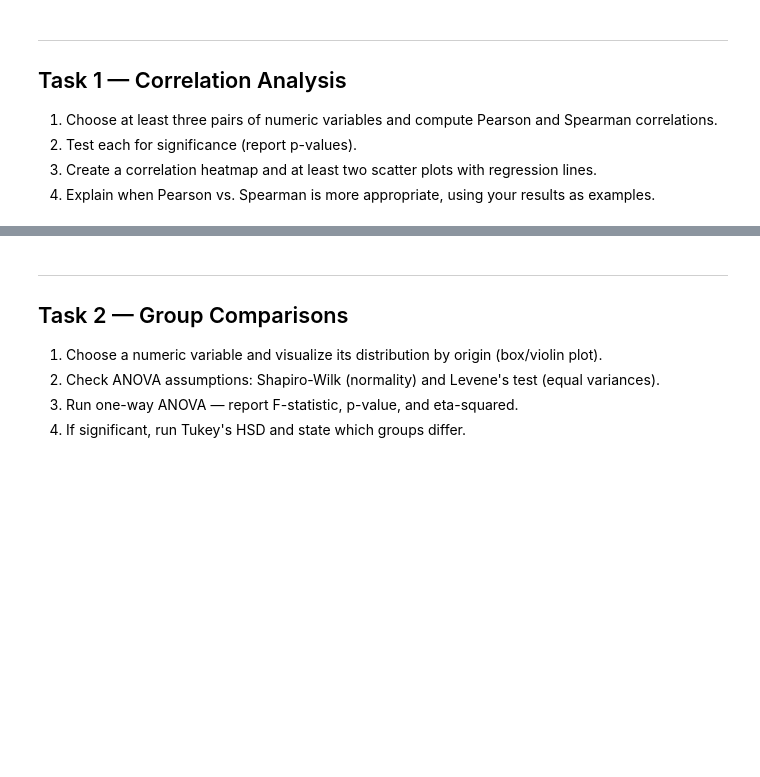
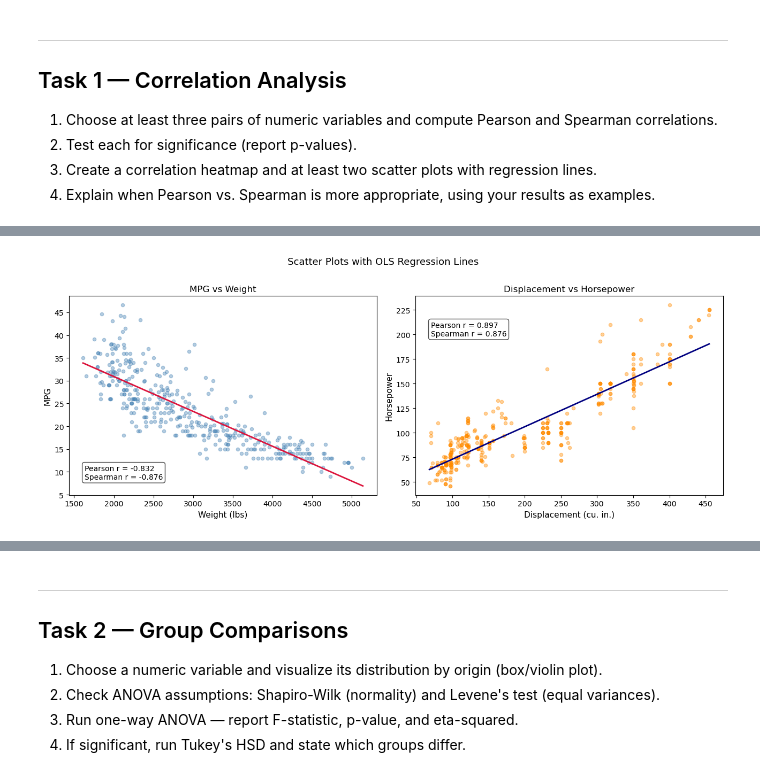
Before and after one commit to Data-AI-IDDA/m3-13-assessment, a Jupyter notebook: m3-13-assessment.ipynb, the cells around one changed output, grey strips where cells are left out. Saved outputs shown, nothing was run; the diff lists cells and outputs as text; code cells hidden in the pictures; blank space fills up the shorter version.

```diff
--- a/m3-13-assessment.ipynb
+++ b/m3-13-assessment.ipynb
@@ -45,0 +104,44 @@ Your answer here…
+# %%
+# Scatter plots with regression lines
+
+fig, axes = plt.subplots(1, 2, figsize=(13, 5))
+
+# --- Plot 1: mpg vs weight ---
+pr1, _ = stats.pearsonr(mpg["mpg"], mpg["weight"])
+sr1, _ = stats.spearmanr(mpg["mpg"], mpg["weight"])
+
+axes[0].scatter(mpg["weight"], mpg["mpg"], alpha=0.4, s=20, color="steelblue")
+m, b = np.polyfit(mpg["weight"], mpg["mpg"], 1)
+x_line = np.linspace(mpg["weight"].min(), mpg["weight"].max(), 200)
+axes[0].plot(x_line, m * x_line + b, color="crimson", linewidth=2)
+axes[0].set_xlabel("Weight (lbs)", fontsize=11)
+axes[0].set_ylabel("MPG", fontsize=11)
+axes[0].set_title("MPG vs Weight", fontsize=12)
+axes[0].annotate(
+    f"Pearson r = {pr1:.3f}\nSpearman r = {sr1:.3f}",
+    xy=(0.05, 0.08), xycoords="axes fraction",
+    fontsize=10, bbox=dict(boxstyle="round,pad=0.3", fc="white", alpha=0.7)
+)
+
+# --- Plot 2: displacement vs horsepower ---
+pr2, _ = stats.pearsonr(mpg["displacement"], mpg["horsepower"])
+sr2, _ = stats.spearmanr(mpg["displacement"], mpg["horsepower"])
+
+axes[1].scatter(mpg["displacement"], mpg["horsepower"], alpha=0.4, s=20, color="darkorange")
+m2, b2 = np.polyfit(mpg["displacement"], mpg["horsepower"], 1)
+x_line2 = np.linspace(mpg["displacement"].min(), mpg["displacement"].max(), 200)
+axes[1].plot(x_line2, m2 * x_line2 + b2, color="navy", linewidth=2)
+axes[1].set_xlabel("Displacement (cu. in.)", fontsize=11)
+axes[1].set_ylabel("Horsepower", fontsize=11)
+axes[1].set_title("Displacement vs Horsepower", fontsize=12)
+axes[1].annotate(
+    f"Pearson r = {pr2:.3f}\nSpearman r = {sr2:.3f}",
+    xy=(0.05, 0.80), xycoords="axes fraction",
+    fontsize=10, bbox=dict(boxstyle="round,pad=0.3", fc="white", alpha=0.7)
+)
+
+plt.suptitle("Scatter Plots with OLS Regression Lines", fontsize=13, y=1.01)
+plt.tight_layout()
+plt.show()
+# %% [output]
+[figure, added]
```
Also changed, not shown: parts of 34 cells of this notebook.
